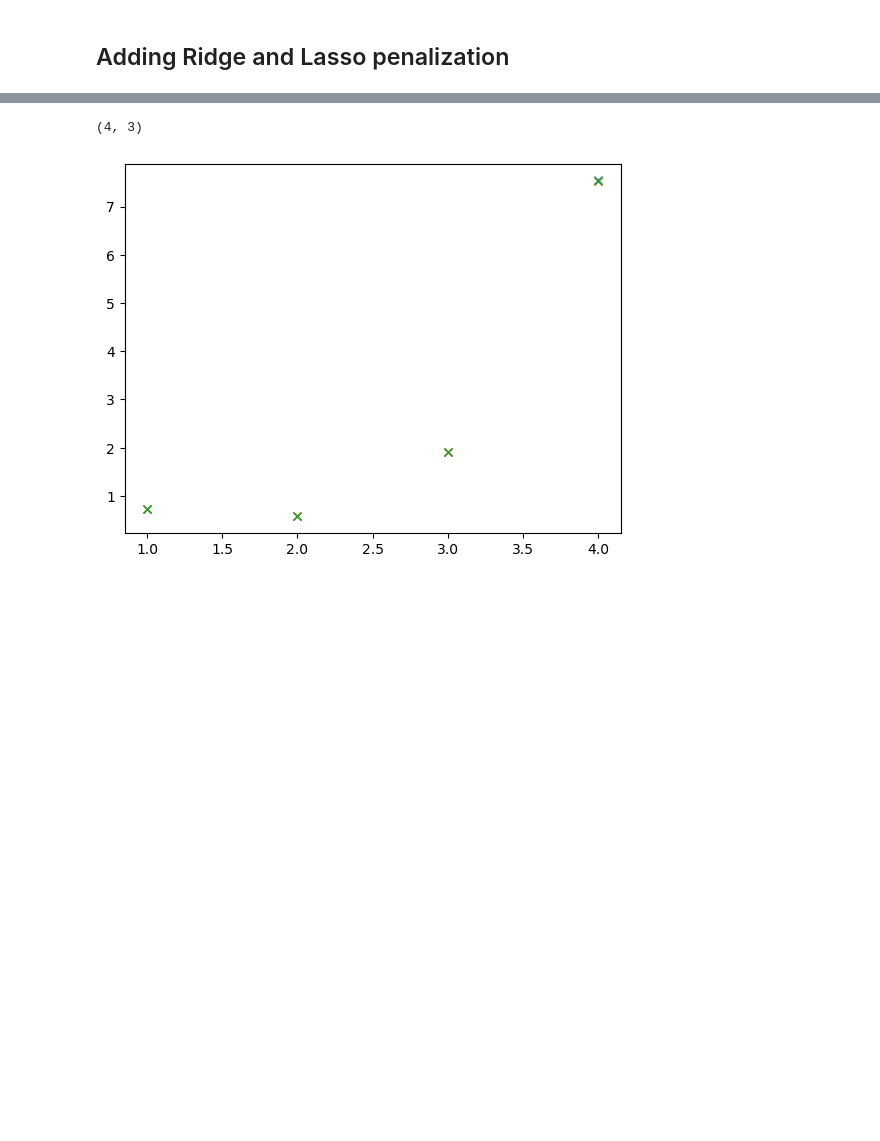
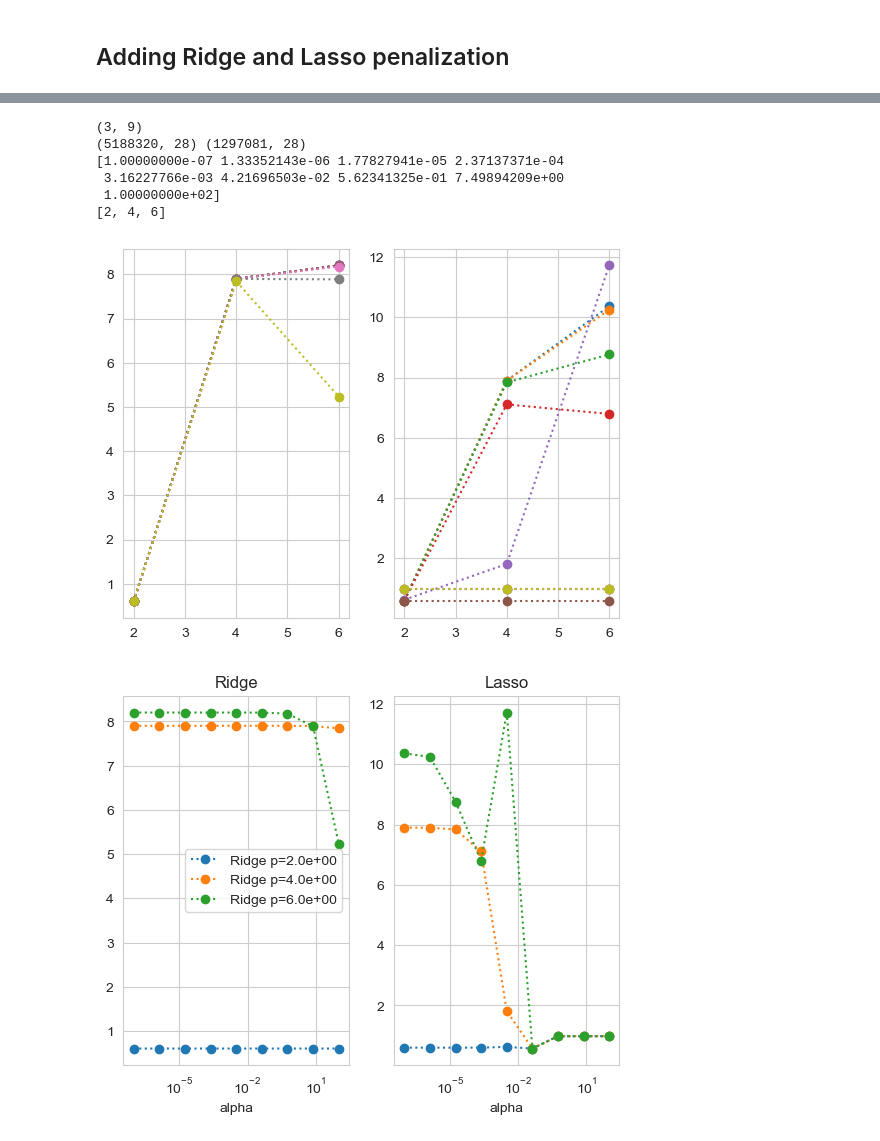
Before and after one commit to blakkisrud/MachineLearningProject1, a Jupyter notebook: src/geographic.ipynb, the cells around one changed output, grey strips where cells are left out. Saved outputs shown, nothing was run; the diff lists cells and outputs as text; code cells hidden in the pictures; blank space fills up the shorter version.

```diff
--- a/src/geographic.ipynb
+++ b/src/geographic.ipynb
@@ -307,9 +315,11 @@ We now see a clear trend of increased overfitting to the training data by increa
 ## Adding Ridge and Lasso penalization
 # %%
 from sklearn.linear_model import Ridge, Lasso
+del scores
 
-pvals = list(range(1, 5))
-avals = [1, 2, 3]
+#pvals = list(range(1, 5))
+pvals = [2, 4, 6]
+avals = np.logspace(-7, 2, 9)
 
 # mse_train_vals = np.ones((len(pvals), len(avals))
 mse_test_vals_1 = np.ones(shape=(len(pvals), len(avals)))
@@ -317,10 +327,14 @@ mse_test_vals_2 = np.ones(shape=(len(pvals), len(avals)))
 
 
 for i, p in enumerate(pvals):
-    X_train = create_2d_polynomial_design_matrix(x_train, y_train, pmax=p)
-    X_test = create_2d_polynomial_design_matrix(x_test, y_test, pmax=p)
+    # X_train = create_2d_polynomial_design_matrix(x_train, y_train, pmax=p)
+    # X_test = create_2d_polynomial_design_matrix(x_test, y_test, pmax=p)
+    X_train = generate_design_matrix(x_train, y_train, n=p)
+    X_test = generate_design_matrix(x_test, y_test, n=p)
+
+
     for j, a in enumerate(avals):
-        print(p, a, end="\t")
+        print(f"{p} {a:.2e}", end="\t")
         m1 = Ridge(alpha=a, fit_intercept=False)
         m2 = Lasso(alpha=a, fit_intercept=False)
         m1.fit(X_train, values_train)
@@ -350,12 +383,37 @@ for i, p in enumerate(pvals):
 # %%
 print(mse_test_vals_1.shape)
-plt.figure()
+print(X_train.shape, X_test.shape)
+print(avals)
+print(pvals)
+#plt.figure()
+fig, ax = plt.subplots(ncols=2)
 for j in range(mse_test_vals_1.shape[1]):
     a = avals[j]
-    plt.plot(pvals, mse_test_vals_1[:, j], "x", label=f"idge $\alpha$={a:.1f}")
+    ax[0].plot(pvals, mse_test_vals_1[:, j], "o:", label=f"ridge $\alpha$={a:.1f}")
+    ax[1].plot(pvals, mse_test_vals_2[:, j], "o:", label=f"lasso $\alpha$={a:.1f}")
 
-#plt.legend()
+
+fig, ax = plt.subplots(ncols=2)
+for i in range(mse_test_vals_1.shape[0]):
+    p = pvals[i]
+    ax[0].plot(avals, mse_test_vals_1[i, :], "o:", label=f"Ridge p={p:.1e}")
+    ax[1].plot(avals, mse_test_vals_2[i, :], "o:", label=f"Lasso p={p:.1e}")
+
+ax[0].set_title("Ridge")
+ax[1].set_title("Lasso")
+ax[0].legend()
+
+for axx in ax:
+    axx.set_xscale("log")
+    axx.set_xlabel("alpha")
+
 plt.show()
 # %% [output]
-(4, 3)
+(3, 9)
+(5188320, 28) (1297081, 28)
+[1.00000000e-07 1.33352143e-06 1.77827941e-05 2.37137371e-04
+ 3.16227766e-03 4.21696503e-02 5.62341325e-01 7.49894209e+00
+ 1.00000000e+02]
+[2, 4, 6]
-[figure, old version]
+[figure, new version]
+[figure, added]
```
Also changed, not shown: parts of 6 cells of this notebook, 22 other files.
